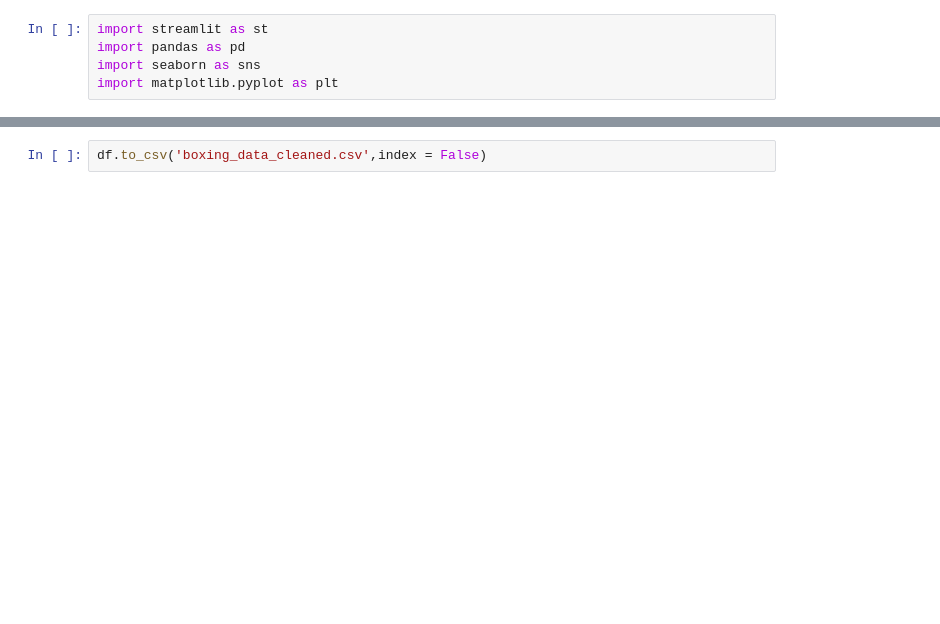
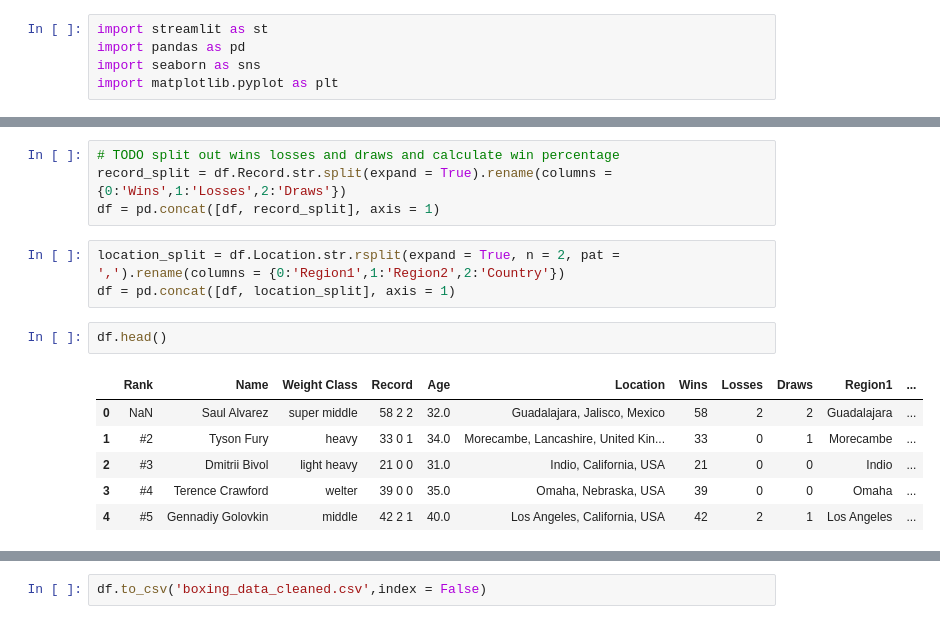
Before and after one commit to Thomas-Richardson/boxing_streamlit_dashboard, a Jupyter notebook: scribble.ipynb, the cells around one changed output, grey strips where cells are left out. Saved outputs shown, nothing was run; the diff lists cells and outputs as text; blank space fills up the shorter version.

```diff
--- a/scribble.ipynb
+++ b/scribble.ipynb
@@ -22,0 +20,16 @@ array([nan])
+# %%
+# TODO split out wins losses and draws and calculate win percentage
+record_split = df.Record.str.split(expand = True).rename(columns = {0:'Wins',1:'Losses',2:'Draws'})
+df = pd.concat([df, record_split], axis = 1)
+# %%
+location_split = df.Location.str.rsplit(expand = True, n = 2, pat = ',').rename(columns = {0:'Region1',1:'Region2',2:'Country'})
+df = pd.concat([df, location_split], axis = 1)
+# %%
+df.head()
+# %% [output]
+|  | Rank | Name | Weight Class | Record | Age | Location | Wins | Losses | Draws | Region1 | ... |
+| 0 | NaN | Saul Alvarez | super middle | 58 2 2 | 32.0 | Guadalajara, Jalisco, Mexico | 58 | 2 | 2 | Guadalajara | ... |
+| 1 | #2 | Tyson Fury | heavy | 33 0 1 | 34.0 | Morecambe, Lancashire, United Kin... | 33 | 0 | 1 | Morecambe | ... |
+| 2 | #3 | Dmitrii Bivol | light heavy | 21 0 0 | 31.0 | Indio, California, USA | 21 | 0 | 0 | Indio | ... |
+| 3 | #4 | Terence Crawford | welter | 39 0 0 | 35.0 | Omaha, Nebraska, USA | 39 | 0 | 0 | Omaha | ... |
+| 4 | #5 | Gennadiy Golovkin | middle | 42 2 1 | 40.0 | Los Angeles, California, USA | 42 | 2 | 1 | Los Angeles | ... |
```
Also changed, not shown: parts of 8 cells of this notebook, 1 other file.
